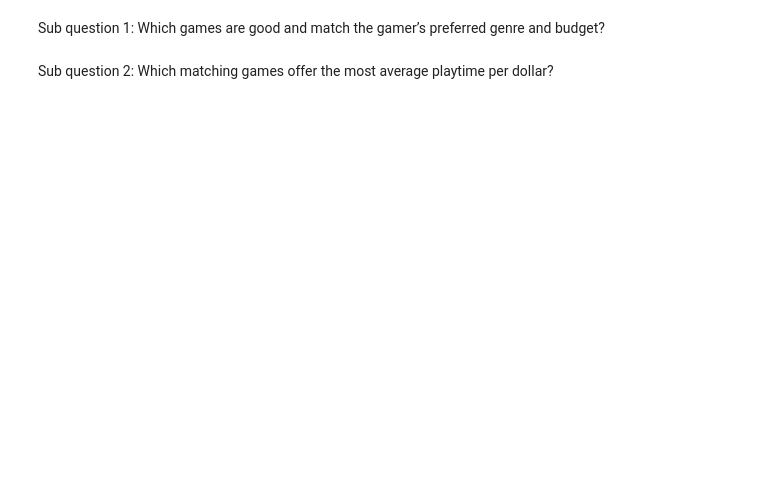
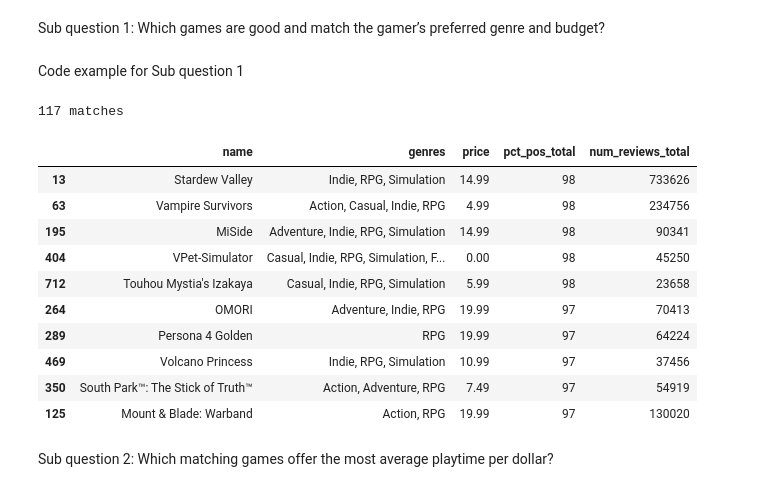
Before and after one commit to jlw44874/GameWise, a Jupyter notebook: GameWise.ipynb, the cells around one changed output. Drawn from its saved outputs; the diff is of its cells as text; code cells hidden in the pictures; blank space fills up the shorter version.

```diff
--- a/GameWise.ipynb
+++ b/GameWise.ipynb
@@ -37,6 +37,25 @@ def find_matching_games(df, genre, budget, min_rating=80):
     matches = df[in_genre & in_budget & is_good]
     columns = ["name", "genres", "price", "pct_pos_total", "num_reviews_total"]
     return matches[columns].sort_values("pct_pos_total", ascending=False)
+# %% [markdown]
+Code example for Sub question 1
+# %%
+matches = find_matching_games(games, genre="RPG", budget=20)
+print(len(matches), "matches")
+matches.head(10)
+# %% [output]
+117 matches
+|  | name | genres | price | pct_pos_total | num_reviews_total |
+| 13 | Stardew Valley | Indie, RPG, Simulation | 14.99 | 98 | 733626 |
+| 63 | Vampire Survivors | Action, Casual, Indie, RPG | 4.99 | 98 | 234756 |
+| 195 | MiSide | Adventure, Indie, RPG, Simulation | 14.99 | 98 | 90341 |
+| 404 | VPet-Simulator | Casual, Indie, RPG, Simulation, F... | 0.00 | 98 | 45250 |
+| 712 | Touhou Mystia's Izakaya | Casual, Indie, RPG, Simulation | 5.99 | 98 | 23658 |
+| 264 | OMORI | Adventure, Indie, RPG | 19.99 | 97 | 70413 |
+| 289 | Persona 4 Golden | RPG | 19.99 | 97 | 64224 |
+| 469 | Volcano Princess | Indie, RPG, Simulation | 10.99 | 97 | 37456 |
+| 350 | South Park™: The Stick of Truth™ | Action, Adventure, RPG | 7.49 | 97 | 54919 |
+| 125 | Mount & Blade: Warband | Action, RPG | 19.99 | 97 | 130020 |
 # %% [markdown]
 Sub question 2:  Which matching games offer the most average playtime per dollar?
 # %%
```
Also changed, not shown: parts of 10 cells of this notebook.
